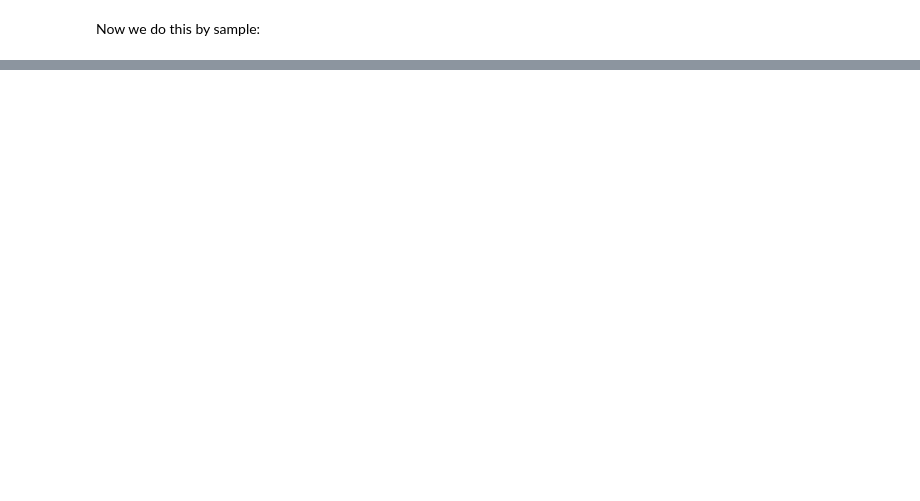
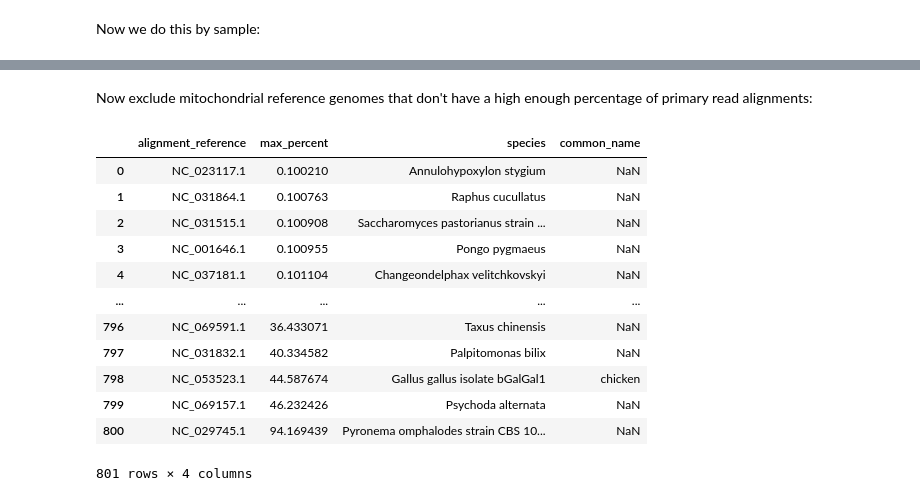
Before and after one commit to jbloom/Huanan_market_samples, a Jupyter notebook: notebooks/aggregate_all_counts.py.ipynb, the cells around one changed output, grey strips where cells are left out. Drawn from its saved outputs; the diff is of its cells as text; code cells hidden in the pictures; blank space fills up the shorter version.

Commit message:
start to filter mitochondrial genomes

```diff
--- a/notebooks/aggregate_all_counts.py.ipynb
+++ b/notebooks/aggregate_all_counts.py.ipynb
@@ -183,0 +194,19 @@ sars2_mito_aligned_by_sample.to_csv(
+# %%
+mito_composition_filters = snakemake.params["mito_composition_filters"]
+
+insufficient_mito_reads = (
+    mito_counts
+    .query("alignment_count_type == 'n_primary'")
+    .groupby("Run accession", as_index=False)
+    .aggregate(total_aligned_reads=pd.NamedAgg("alignment_count", "sum"))
+    .sort_values("total_aligned_reads")
+    .query("total_aligned_reads < @mito_composition_filters['min_alignments_run_filter']")
+    .reset_index(drop=True)
+)
+
+print("Excluding the following runs with insufficient aligned mitochondrial reads:")
+display(insufficient_mito_reads)
+
+mito_counts = mito_counts[
+    ~mito_counts["Run accession"].isin(insufficient_mito_reads["Run accession"])
+]
@@ -183,0 +230,33 @@ sars2_mito_aligned_by_sample.to_csv(
+# %% [markdown]
+Now exclude mitochondrial reference genomes that don't have a high enough percentage of primary read alignments:
+# %%
+keeping = (
+    mito_counts
+    .query("alignment_count_type == 'n_primary'")
+    .assign(
+        total=lambda x: x.groupby("Run accession")["alignment_count"].transform("sum"),
+        percent=lambda x: 100 * x["alignment_count"] / x["total"],
+    )
+    .groupby("alignment_reference", as_index=False)
+    .aggregate(max_percent=pd.NamedAgg("percent", "max"))
+    .sort_values("max_percent")
+    .query("max_percent >= @mito_composition_filters['min_percent_aligned_genome_filter']")
+    .merge(mito_ref_info.rename(columns={"id": "alignment_reference"}))
+ #   .query("species == 'Mustela sibirica'")
+)
+
+keeping
+# %% [output]
+|  | alignment_reference | max_percent | species | common_name |
+| 0 | NC_023117.1 | 0.100210 | Annulohypoxylon stygium | NaN |
+| 1 | NC_031864.1 | 0.100763 | Raphus cucullatus | NaN |
+| 2 | NC_031515.1 | 0.100908 | Saccharomyces pastorianus strain ... | NaN |
+| 3 | NC_001646.1 | 0.100955 | Pongo pygmaeus | NaN |
+| 4 | NC_037181.1 | 0.101104 | Changeondelphax velitchkovskyi | NaN |
+| ... | ... | ... | ... | ... |
+| 796 | NC_069591.1 | 36.433071 | Taxus chinensis | NaN |
+| 797 | NC_031832.1 | 40.334582 | Palpitomonas bilix | NaN |
+| 798 | NC_053523.1 | 44.587674 | Gallus gallus isolate bGalGal1 | chicken |
+| 799 | NC_069157.1 | 46.232426 | Psychoda alternata | NaN |
+| 800 | NC_029745.1 | 94.169439 | Pyronema omphalodes strain CBS 10... | NaN |
+801 rows × 4 columns
```
Also changed, not shown: parts of 11 cells of this notebook, 2 other files.
